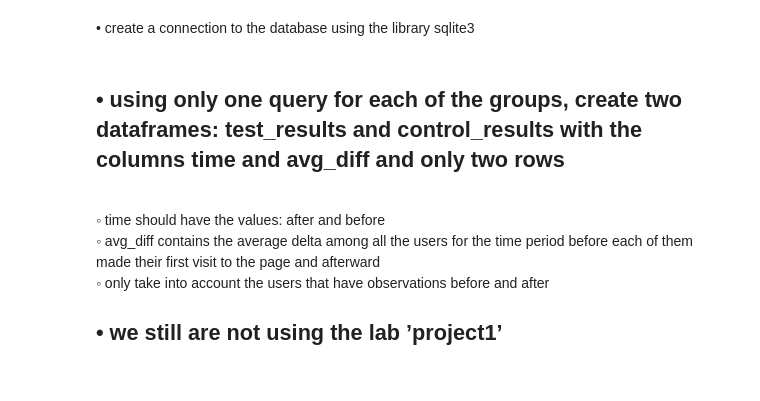
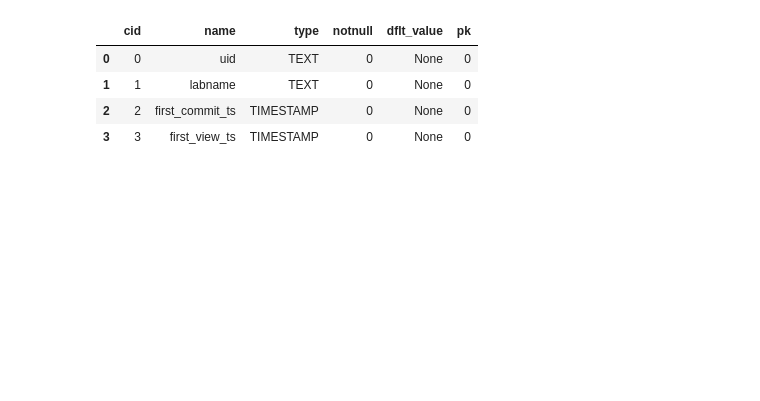
Before and after one commit to luta-wolf/Piscine_Python_Data_Science, a Jupyter notebook: DS_06/ex04/ex04_ab-test.ipynb, the cells around one changed output. Cells and saved outputs as stored; diff of their text form; code cells hidden in the pictures; blank space fills up the shorter version.

```diff
--- a/DS_06/ex04/ex04_ab-test.ipynb
+++ b/DS_06/ex04/ex04_ab-test.ipynb
@@ -1,6 +1,4 @@
 # %%
 import pandas as pd
 import sqlite3
-# %% [markdown]
-• create a connection to the database using the library sqlite3
 # %%
@@ -8,8 +6,8 @@ db_con = sqlite3.connect('../checking-logs.sqlite.sqlite')
-# %% [markdown]
-<h2>• using only one query for each of the groups, create two dataframes: test_results
-and control_results with the columns time and avg_diff and only two rows</h2><br>
-◦ time should have the values: after and before<br>
-◦ avg_diff contains the average delta among all the users for the time period
-before each of them made their first visit to the page and afterward<br>
-◦ only take into account the users that have observations before and after<br>
-<h2>• we still are not using the lab ’project1’</h2><br>
+# %%
+pd.read_sql('PRAGMA table_info(test);', connect)
+# %% [output]
+|  | cid | name | type | notnull | dflt_value | pk |
+| 0 | 0 | uid | TEXT | 0 | None | 0 |
+| 1 | 1 | labname | TEXT | 0 | None | 0 |
+| 2 | 2 | first_commit_ts | TIMESTAMP | 0 | None | 0 |
+| 3 | 3 | first_view_ts | TIMESTAMP | 0 | None | 0 |
```
Also changed, not shown: parts of 7 cells of this notebook, 16 other files.
